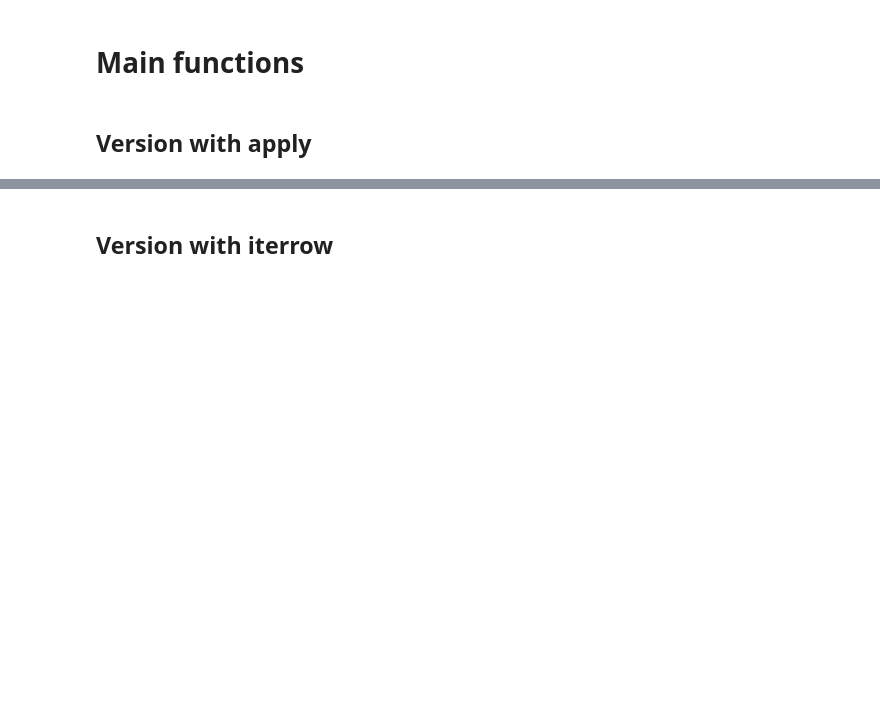
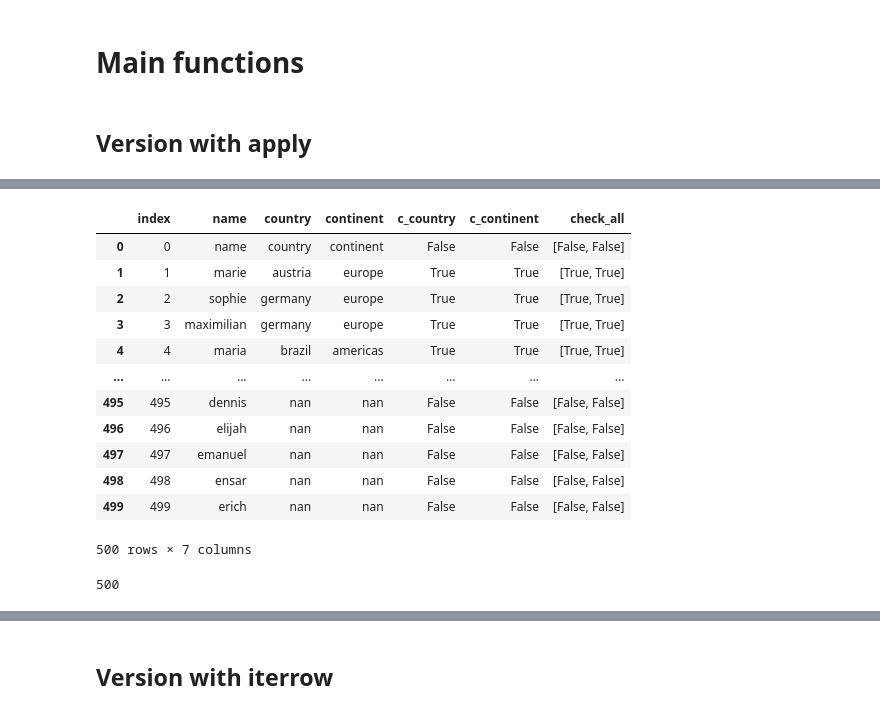
Before and after one commit to 8-pepe/gender, a Jupyter notebook: notebooks/gender-csv.ipynb, the cells around one changed output, grey strips where cells are left out. Drawn from its saved outputs; the diff is of its cells as text; code cells hidden in the pictures; blank space fills up the shorter version.

```diff
--- a/notebooks/gender-csv.ipynb
+++ b/notebooks/gender-csv.ipynb
@@ -283,3 +304,25 @@ df
+# %%
+
+df = df.reset_index(level=0)
+df
+# %% [output]
+|  | index | name | country | continent | c_country | c_continent | check_all |
+| 0 | 0 | name | country | continent | False | False | [False, False] |
+| 1 | 1 | marie | austria | europe | True | True | [True, True] |
+| 2 | 2 | sophie | germany | europe | True | True | [True, True] |
+| 3 | 3 | maximilian | germany | europe | True | True | [True, True] |
+| 4 | 4 | maria | brazil | americas | True | True | [True, True] |
+| ... | ... | ... | ... | ... | ... | ... | ... |
+| 495 | 495 | dennis | nan | nan | False | False | [False, False] |
+| 496 | 496 | elijah | nan | nan | False | False | [False, False] |
+| 497 | 497 | emanuel | nan | nan | False | False | [False, False] |
+| 498 | 498 | ensar | nan | nan | False | False | [False, False] |
+| 499 | 499 | erich | nan | nan | False | False | [False, False] |
+500 rows × 7 columns
+# %%
+df.shape[0]
+# %% [output]
+500
 # %%
 # try it with apply
 def csv_predict_from_data(row):
```
Also changed, not shown: parts of 61 cells of this notebook, 9 other files.
